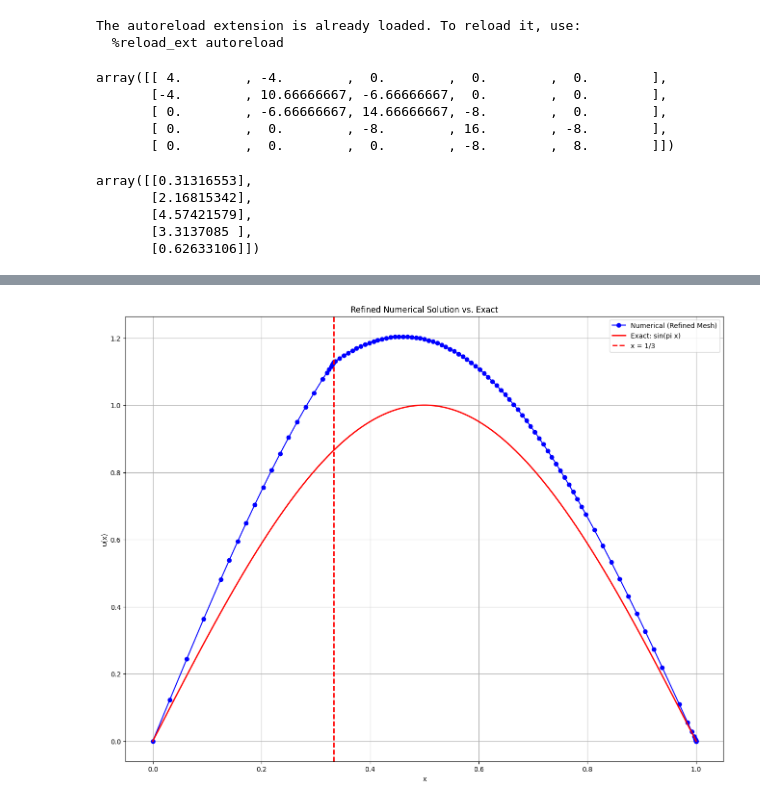
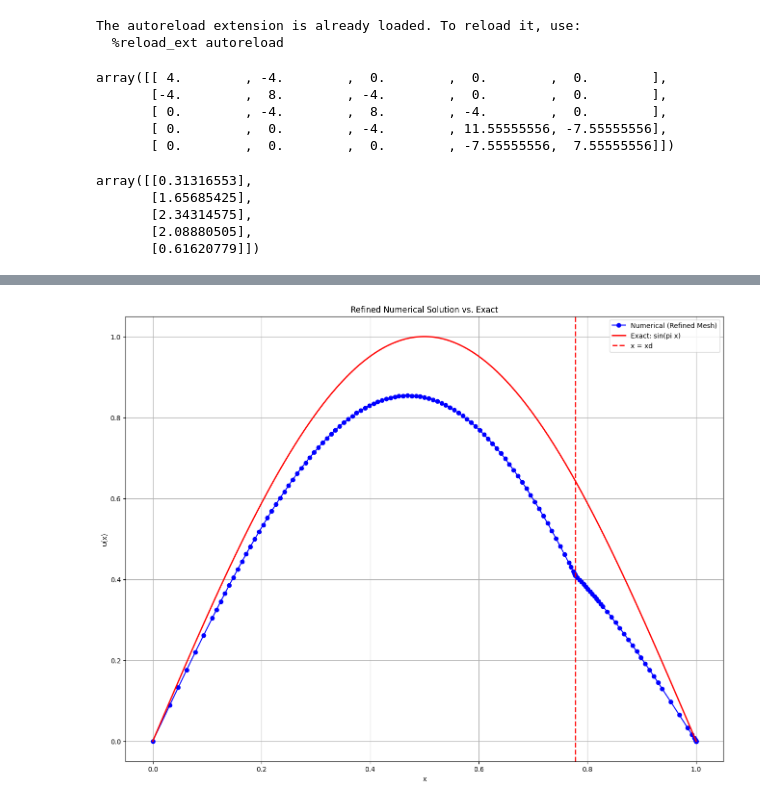
Before and after one commit to weiyuanoh/FYP, a Jupyter notebook: problem 4 test 3.ipynb, the cells around one changed output, grey strips where cells are left out. Drawn from its saved outputs; the diff is of its cells as text; code cells hidden in the pictures.

```diff
--- a/problem 4 test 3.ipynb
+++ b/problem 4 test 3.ipynb
@@ -13,7 +13,7 @@ The autoreload extension is already loaded. To reload it, use:
   %reload_ext autoreload
 # %%
 # parameters to change
-xd = 1/3
+xd = 7/9
 # def a0(x):
 #     return 2 + math.sin(2*math.pi *x)
 
@@ -292,18 +292,18 @@ def solve(l):
 solve(2)[1]
 # %% [output]
 array([[ 4.        , -4.        ,  0.        ,  0.        ,  0.        ],
-       [-4.        , 10.66666667, -6.66666667,  0.        ,  0.        ],
-       [ 0.        , -6.66666667, 14.66666667, -8.        ,  0.        ],
-       [ 0.        ,  0.        , -8.        , 16.        , -8.        ],
-       [ 0.        ,  0.        ,  0.        , -8.        ,  8.        ]])
+       [-4.        ,  8.        , -4.        ,  0.        ,  0.        ],
+       [ 0.        , -4.        ,  8.        , -4.        ,  0.        ],
+       [ 0.        ,  0.        , -4.        , 11.55555556, -7.55555556],
+       [ 0.        ,  0.        ,  0.        , -7.55555556,  7.55555556]])
 # %%
 solve(2)[2]
 # %% [output]
 array([[0.31316553],
-       [2.16815342],
-       [4.57421579],
-       [3.3137085 ],
-       [0.62633106]])
+       [1.65685425],
+       [2.34314575],
+       [2.08880505],
+       [0.61620779]])
 # %%
 def solve_scF_once(mesh):
     """
@@ -529,7 +529,7 @@ import numpy as np
 import matplotlib.pyplot as plt
 
 
-mesh, c_sol, enorm_history = refinement_loop(epsilon=0.001)
+mesh, c_sol, enorm_history = refinement_loop(epsilon=0.0001)
 
 
 nodal = assemble_nodal_values(c_sol)
@@ -566,7 +566,7 @@ plt.plot(
     linewidth=2,
     label='Exact: sin(pi x)'
 )
-plt.axvline(x=1/3, color='r', linestyle='--', linewidth=2, label="x = 1/3")
+plt.axvline(x=xd, color='r', linestyle='--', linewidth=2, label="x = xd")
 plt.xlabel('x')
 plt.ylabel('u(x)')
 plt.title('Refined Numerical Solution vs. Exact')
@@ -592 +594 @@ Refined mesh: [0.0, 0.03125, 0.0625, 0.09375, 0.125, 0.140625, 0.15625, 0.171875
-[figure, old version]
+[figure, new version]
```
Also changed, not shown: parts of 1 cell of this notebook.
